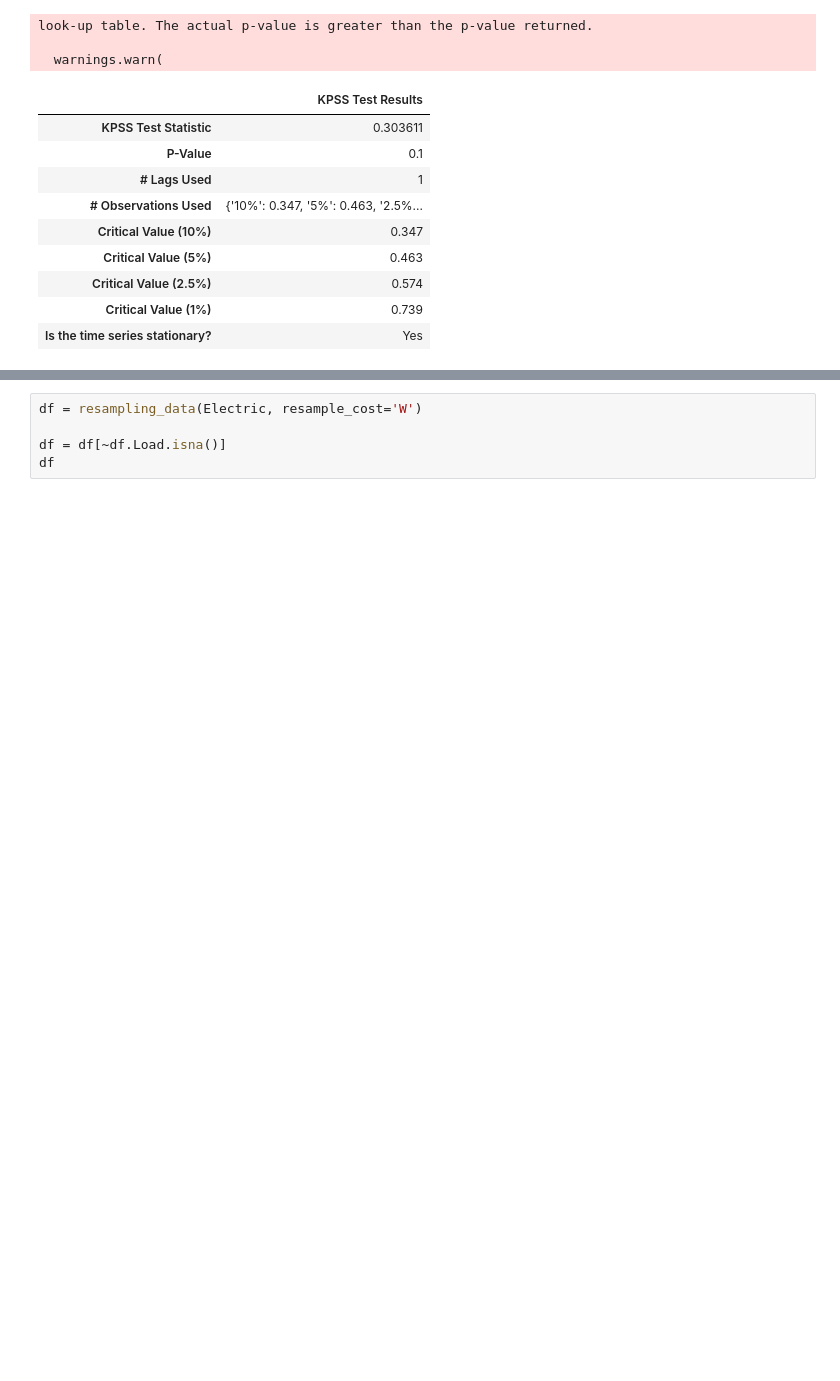
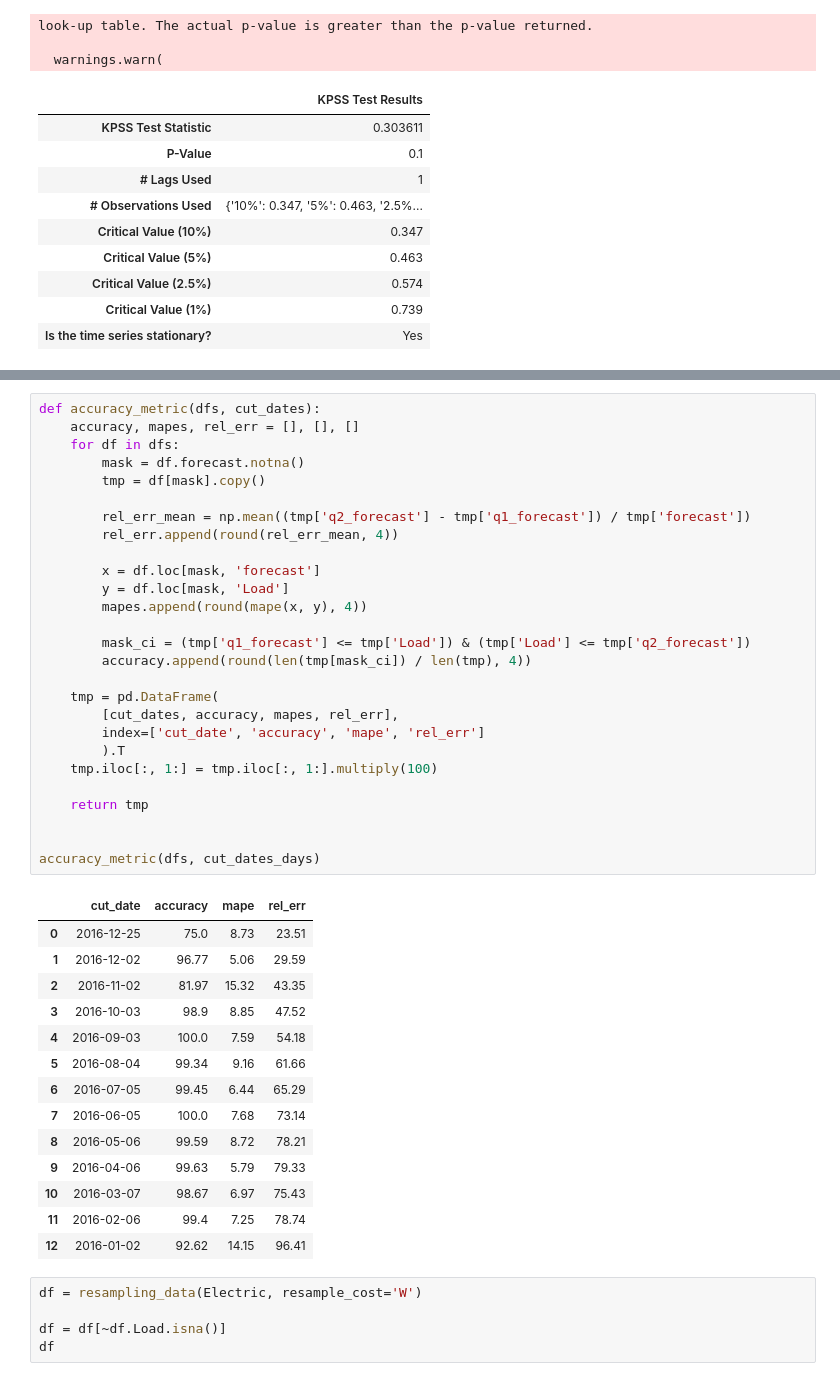
Before and after one commit to BleakHeart/Report-2, a Jupyter notebook: src/SARIMA.ipynb, the cells around one changed output, grey strips where cells are left out. Cells and saved outputs as stored; diff of their text form; blank space fills up the shorter version.

```diff
--- a/src/SARIMA.ipynb
+++ b/src/SARIMA.ipynb
@@ -265,3 +268,45 @@ for ndays, cut_date in zip(days, cut_dates_days):
+# %%
+def accuracy_metric(dfs, cut_dates):
+    accuracy, mapes, rel_err = [], [], []
+    for df in dfs:
+        mask = df.forecast.notna()
+        tmp = df[mask].copy()
+
+        rel_err_mean = np.mean((tmp['q2_forecast'] - tmp['q1_forecast']) / tmp['forecast'])
+        rel_err.append(round(rel_err_mean, 4))
+
+        x = df.loc[mask, 'forecast']
+        y = df.loc[mask, 'Load']
+        mapes.append(round(mape(x, y), 4))
+
+        mask_ci = (tmp['q1_forecast'] <= tmp['Load']) & (tmp['Load'] <= tmp['q2_forecast'])
+        accuracy.append(round(len(tmp[mask_ci]) / len(tmp), 4))
+
+    tmp = pd.DataFrame(
+        [cut_dates, accuracy, mapes, rel_err],
+        index=['cut_date', 'accuracy', 'mape', 'rel_err']
+        ).T
+    tmp.iloc[:, 1:] = tmp.iloc[:, 1:].multiply(100)
+
+    return tmp
+
+
+accuracy_metric(dfs, cut_dates_days)
+# %% [output]
+|  | cut_date | accuracy | mape | rel_err |
+| 0 | 2016-12-25 | 75.0 | 8.73 | 23.51 |
+| 1 | 2016-12-02 | 96.77 | 5.06 | 29.59 |
+| 2 | 2016-11-02 | 81.97 | 15.32 | 43.35 |
+| 3 | 2016-10-03 | 98.9 | 8.85 | 47.52 |
+| 4 | 2016-09-03 | 100.0 | 7.59 | 54.18 |
+| 5 | 2016-08-04 | 99.34 | 9.16 | 61.66 |
+| 6 | 2016-07-05 | 99.45 | 6.44 | 65.29 |
+| 7 | 2016-06-05 | 100.0 | 7.68 | 73.14 |
+| 8 | 2016-05-06 | 99.59 | 8.72 | 78.21 |
+| 9 | 2016-04-06 | 99.63 | 5.79 | 79.33 |
+| 10 | 2016-03-07 | 98.67 | 6.97 | 75.43 |
+| 11 | 2016-02-06 | 99.4 | 7.25 | 78.74 |
+| 12 | 2016-01-02 | 92.62 | 14.15 | 96.41 |
 # %%
 df = resampling_data(Electric, resample_cost='W')
 
```
Also changed, not shown: parts of 9 cells of this notebook.
